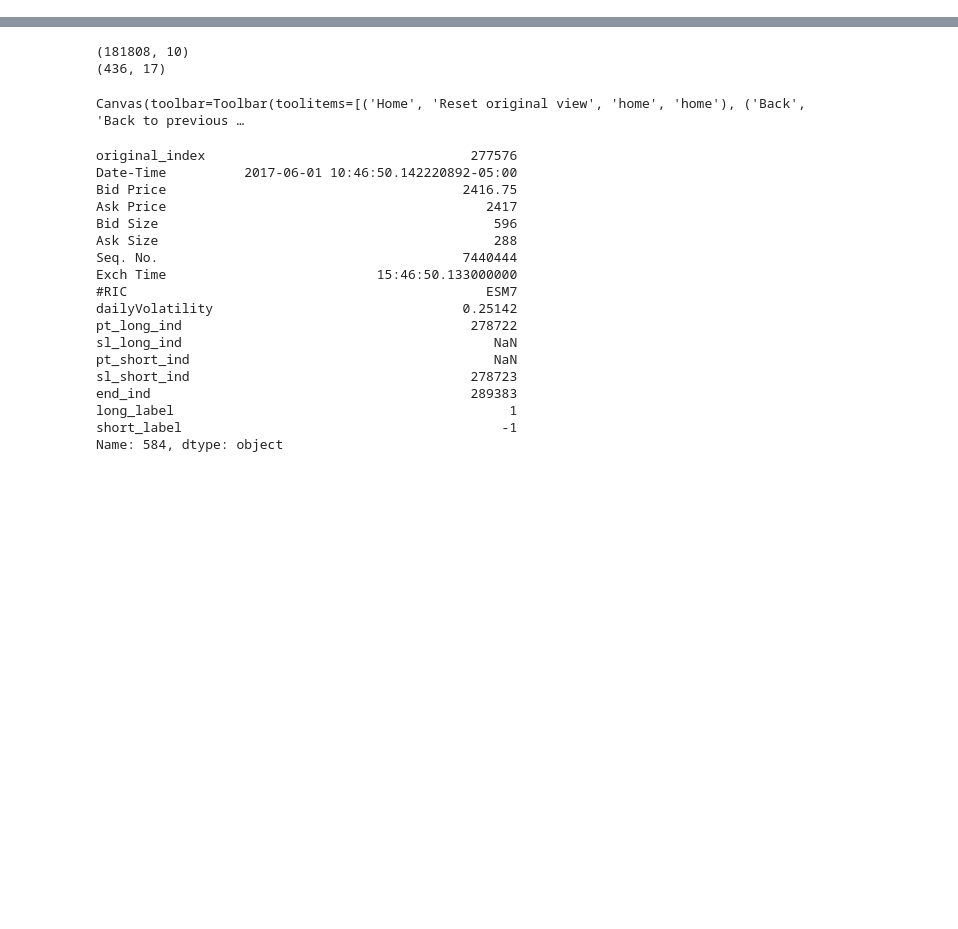
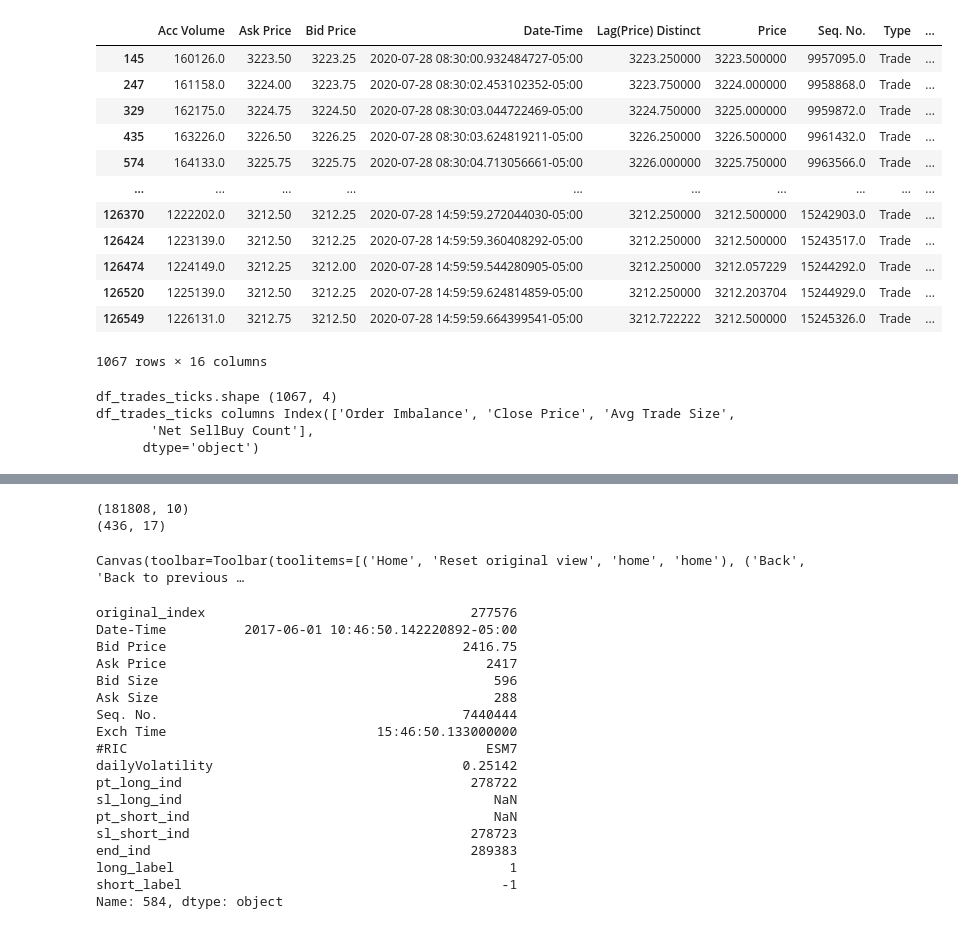
Before and after one commit to elviajero83/fin_research, a Jupyter notebook: notebooks/04b-label visualization.ipynb, the cells around one changed output, grey strips where cells are left out. Drawn from its saved outputs; the diff is of its cells as text; code cells hidden in the pictures; blank space fills up the shorter version.

```diff
--- a/notebooks/04b-label visualization.ipynb
+++ b/notebooks/04b-label visualization.ipynb
@@ -13,0 +168,8 @@ ModuleNotFoundError: No module named 'ipympl'
+# %%
+# Calculate some instantanous measures
+df_quotes['Spread'] = df_quotes['Ask Price'] - df_quotes['Bid Price']
+df_quotes['Mid Quote'] = (df_quotes['Ask Price'] + df_quotes['Bid Price']) / 2
+df_quotes['Smart Price'] = (df_quotes['Ask Price']*(1/df_quotes['Ask Size']) + df_quotes['Bid Price']*(1/df_quotes['Bid Size'])) / (1/df_quotes['Ask Size'] + 1/df_quotes['Bid Size'])
+df_quotes['Quote Imbalance'] = np.log(df_quotes['Ask Size']) - np.log(df_quotes['Bid Size'])
+
+keys = keys + ['Spread', 'Mid Quote', 'Smart Price', 'Quote Imbalance']
@@ -13,0 +178,27 @@ ModuleNotFoundError: No module named 'ipympl'
+# %%
+# calulating the tick indices
+vol = df_trades_all["Acc Volume"]
+vol_tick = 1000
+vol_levels = range(int(min(vol)) + vol_tick, int(max(vol)), vol_tick)
+tick_times = []
+trades_inds=[]
+for level in vol_levels:
+    ind = vol[vol > level].index.min()
+    trades_inds.append(ind)
+    tick_times.append(df_trades_all.loc[ind, "Date-Time"])
+print("The tick_times for ticks(5):\n {}".format(tick_times[:5]))
+times = df_quotes["Date-Time"]
+inds = []
+for tick_time in tick_times:
+    ind = times[times < tick_time].index.max()
+    inds.append(ind)
+inds = [x for x in inds if x > 0]  # remove nans
+print("The indices for ticks (5):\n {}".format(inds[:5]))
+inds = sorted(list(set(inds)))
+inds_enclosed = [0] + inds
+# inds_timestamps = df_quotes.loc[inds, "Date-Time"].values
+# print("The timestmps for indices for ticks:\n {}".format(inds_timestamps[:5]))
+df_quotes.dropna(inplace=True)
+print("len inds:{}".format(len(inds)))
+inds = sorted(list(set(inds)))
+inds_enclosed = [0] + inds
@@ -13,0 +211,6 @@ ModuleNotFoundError: No module named 'ipympl'
+# %%
+trades_times = df_trades_all["Date-Time"]
+trades_inds = []
+for ind in inds:
+    trade_ind = trades_times[trades_times > df_quotes.loc[ind, "Date-Time"]].index.min()
+    trades_inds.append(trade_ind)
@@ -13,0 +227,16 @@ ModuleNotFoundError: No module named 'ipympl'
+# %%
+df_trades_all.loc[trades_inds]
+# %% [output]
+|  | Acc Volume | Ask Price | Bid Price | Date-Time | Lag(Price) Distinct | Price | Seq. No. | Type | ... |
+| 145 | 160126.0 | 3223.50 | 3223.25 | 2020-07-28 08:30:00.932484727-05:00 | 3223.250000 | 3223.500000 | 9957095.0 | Trade | ... |
+| 247 | 161158.0 | 3224.00 | 3223.75 | 2020-07-28 08:30:02.453102352-05:00 | 3223.750000 | 3224.000000 | 9958868.0 | Trade | ... |
+| 329 | 162175.0 | 3224.75 | 3224.50 | 2020-07-28 08:30:03.044722469-05:00 | 3224.750000 | 3225.000000 | 9959872.0 | Trade | ... |
+| 435 | 163226.0 | 3226.50 | 3226.25 | 2020-07-28 08:30:03.624819211-05:00 | 3226.250000 | 3226.500000 | 9961432.0 | Trade | ... |
+| 574 | 164133.0 | 3225.75 | 3225.75 | 2020-07-28 08:30:04.713056661-05:00 | 3226.000000 | 3225.750000 | 9963566.0 | Trade | ... |
+| ... | ... | ... | ... | ... | ... | ... | ... | ... | ... |
+| 126370 | 1222202.0 | 3212.50 | 3212.25 | 2020-07-28 14:59:59.272044030-05:00 | 3212.250000 | 3212.500000 | 15242903.0 | Trade | ... |
+| 126424 | 1223139.0 | 3212.50 | 3212.25 | 2020-07-28 14:59:59.360408292-05:00 | 3212.250000 | 3212.500000 | 15243517.0 | Trade | ... |
+| 126474 | 1224149.0 | 3212.25 | 3212.00 | 2020-07-28 14:59:59.544280905-05:00 | 3212.250000 | 3212.057229 | 15244292.0 | Trade | ... |
+| 126520 | 1225139.0 | 3212.50 | 3212.25 | 2020-07-28 14:59:59.624814859-05:00 | 3212.250000 | 3212.203704 | 15244929.0 | Trade | ... |
+| 126549 | 1226131.0 | 3212.75 | 3212.50 | 2020-07-28 14:59:59.664399541-05:00 | 3212.722222 | 3212.500000 | 15245326.0 | Trade | ... |
+1067 rows × 16 columns
@@ -13,0 +256,11 @@ ModuleNotFoundError: No module named 'ipympl'
+# %%
+# trades_inds.remove(0)
+df_trades_ticks = df_trades_all.loc[trades_inds][["Order Imbalance", "Close Price", "Avg Trade Size", "Net SellBuy Count"]]
+print("df_trades_ticks.shape", df_trades_ticks.shape)
+print("df_trades_ticks columns", df_trades_ticks.columns)
+keys = keys + ["Spread","Mid Quote","Smart Price","Quote Imbalance",]
+# %% [output]
+df_trades_ticks.shape (1067, 4)
+df_trades_ticks columns Index(['Order Imbalance', 'Close Price', 'Avg Trade Size',
+       'Net SellBuy Count'],
+      dtype='object')
```
Also changed, not shown: parts of 35 cells of this notebook, 9 other files.
